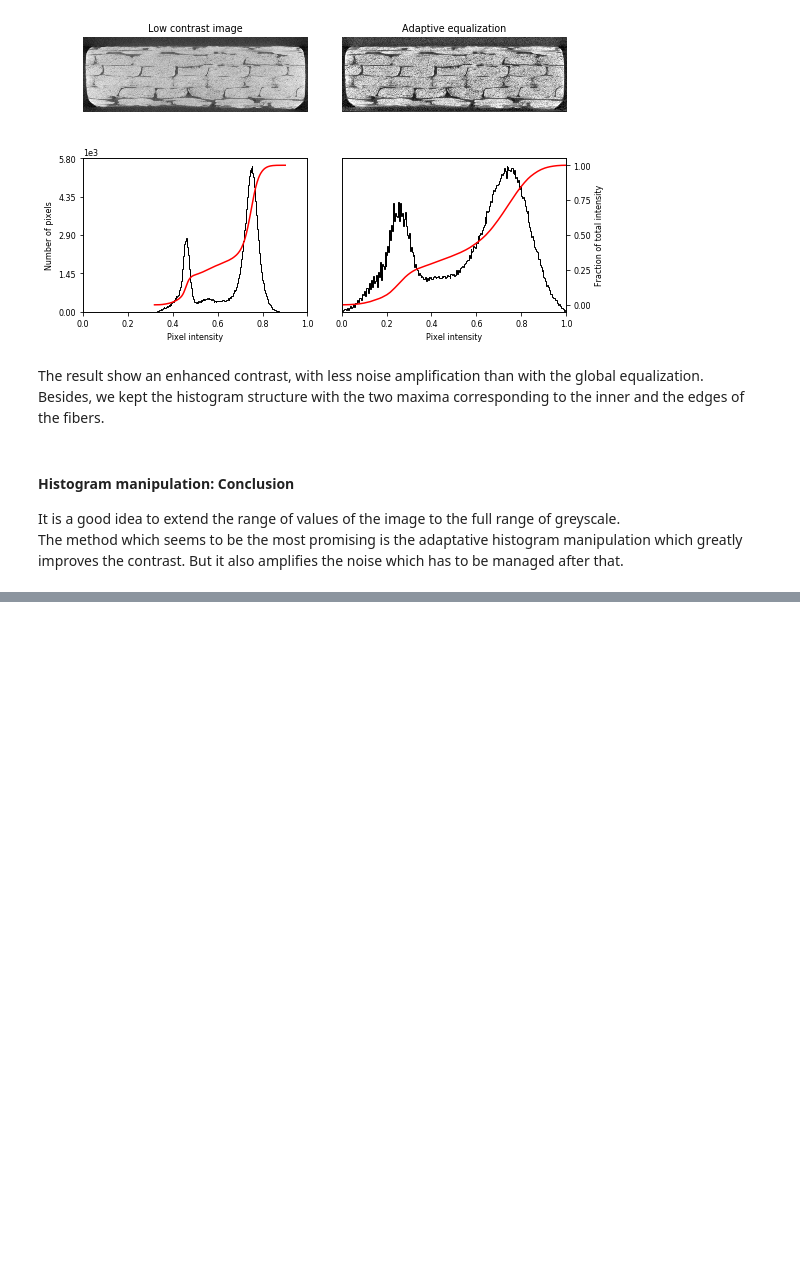
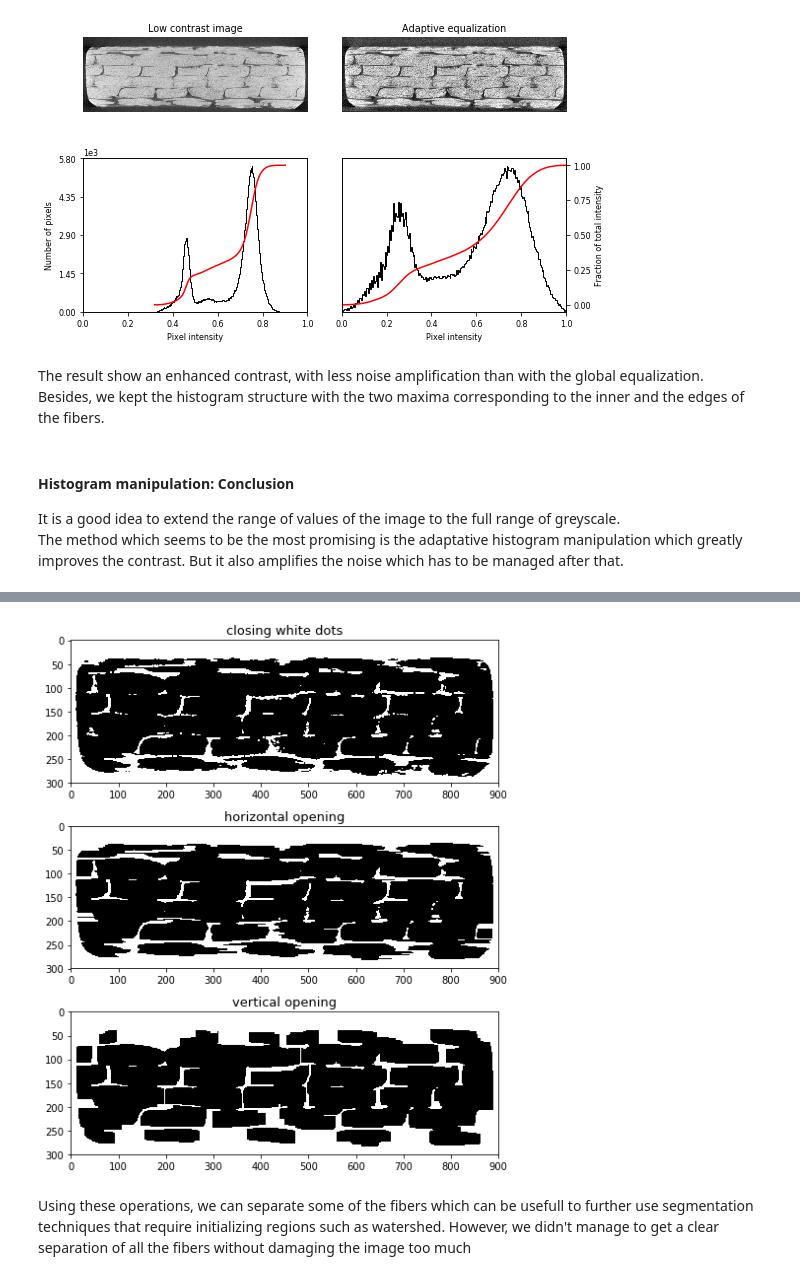
Before and after one commit to JlnZhou/Safran_projet, a Jupyter notebook: Report_1/Report_1.ipynb, the cells around one changed output, grey strips where cells are left out. Saved outputs shown, nothing was run; the diff lists cells and outputs as text; code cells hidden in the pictures; blank space fills up the shorter version.

```diff
--- a/Report_1/Report_1.ipynb
+++ b/Report_1/Report_1.ipynb
@@ -224,0 +272,22 @@ The method which seems to be the most promising is the adaptative histogram mani
+# %%
+kernel1 = np.ones((3,3),np.uint8)
+closing = cv2.morphologyEx(np.uint8(binary),cv2.MORPH_CLOSE,kernel1)
+
+kernel2 = np.ones((1,31),np.uint8)
+opening1 = cv2.morphologyEx(closing,cv2.MORPH_OPEN,kernel2)
+
+kernel3 = np.ones((21,1),np.uint8)
+opening2 = cv2.morphologyEx(opening1,cv2.MORPH_OPEN,kernel3)
+
+f, (ax1, ax2, ax3) = plt.subplots(3,1,figsize=(8,8))
+ax1.set_title('closing white dots', size = 13)
+ax1.imshow(closing,cmap='Greys')
+ax2.set_title('horizontal opening',size = 13)
+ax2.imshow(opening1, cmap='Greys')
+ax3.set_title('vertical opening', size = 13)
+ax3.imshow(opening2, cmap='Greys')
+f.tight_layout()
+# %% [output]
+[figure, added]
+# %% [markdown]
+Using these operations, we can separate some of the fibers which can be usefull to further use segmentation techniques that require initializing regions such as watershed. However, we didn't manage to get a clear separation of all the fibers without damaging the image too much
```
Also changed, not shown: parts of 7 cells of this notebook, 2 other files.
